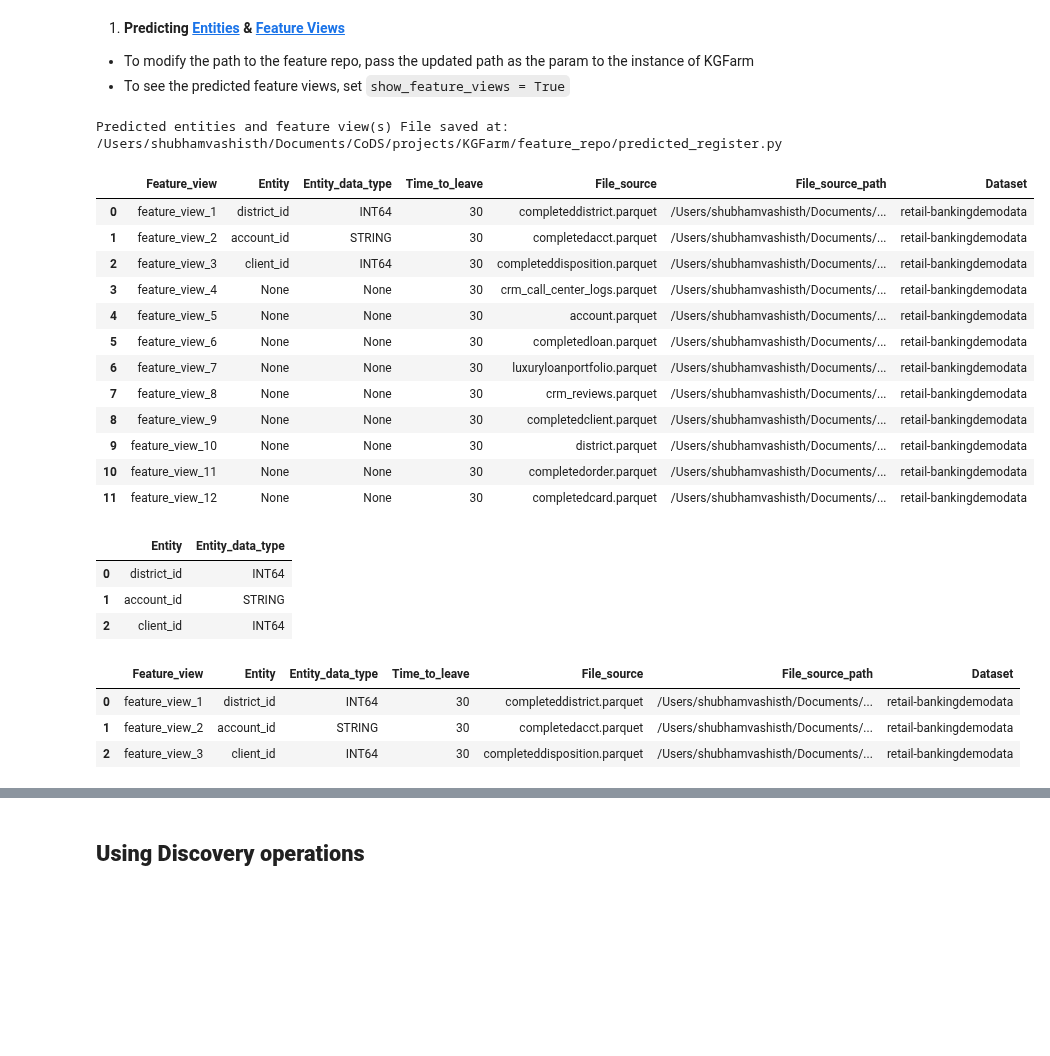
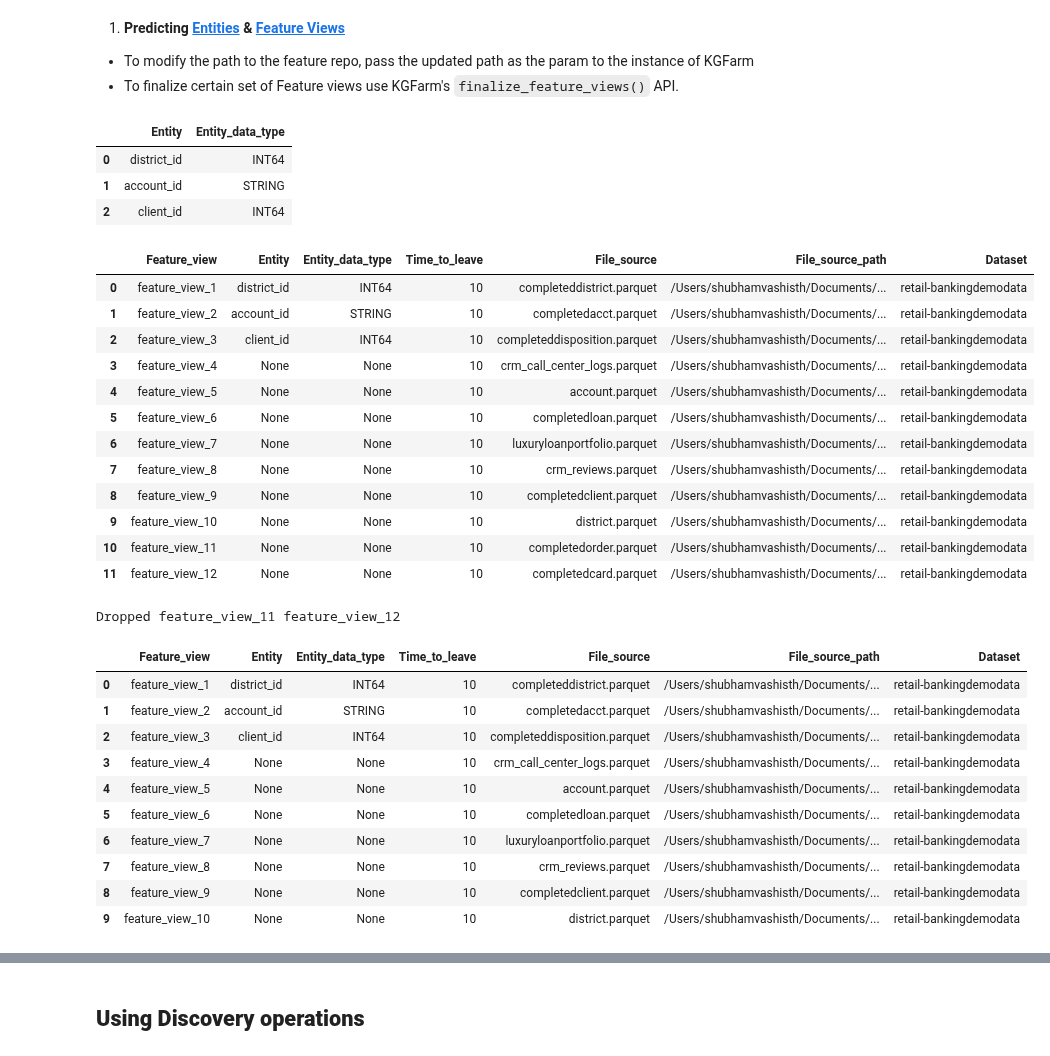
Before and after one commit to CoDS-GCS/KGFarm, a Jupyter notebook: KGFarm_notebook.ipynb, the cells around one changed output, grey strips where cells are left out. Cells and saved outputs as stored; diff of their text form; code cells hidden in the pictures; blank space fills up the shorter version.

Commit message:
add drop_feature_view() api example

```diff
--- a/KGFarm_notebook.ipynb
+++ b/KGFarm_notebook.ipynb
@@ -13,24 +13,7 @@ Access the Stardog UI at: https://cloud.stardog.com/
 
 1.   **Predicting [Entities](https://docs.feast.dev/getting-started/concepts/entity) & [Feature Views](https://docs.feast.dev/getting-started/concepts/feature-view)**
   *   To modify the path to the feature repo, pass the updated path as the param to the instance of KGFarm
-  *   To see the predicted feature views, set <code>show_feature_views = True</code>
+  *   To finalize certain set of Feature views use KGFarm's <code>finalize_feature_views()</code> API.
-# %%
-kgfarm.predict_feature_views(ttl=30, show_feature_views=True)
-# %% [output]
-Predicted entities and feature view(s) File saved at:  /Users/shubhamvashisth/Documents/CoDS/projects/KGFarm/feature_repo/predicted_register.py
-|  | Feature_view | Entity | Entity_data_type | Time_to_leave | File_source | File_source_path | Dataset |
-| 0 | feature_view_1 | district_id | INT64 | 30 | completeddistrict.parquet | /Users/shubhamvashisth/Documents/... | retail-bankingdemodata |
-| 1 | feature_view_2 | account_id | STRING | 30 | completedacct.parquet | /Users/shubhamvashisth/Documents/... | retail-bankingdemodata |
-| 2 | feature_view_3 | client_id | INT64 | 30 | completeddisposition.parquet | /Users/shubhamvashisth/Documents/... | retail-bankingdemodata |
-| 3 | feature_view_4 | None | None | 30 | crm_call_center_logs.parquet | /Users/shubhamvashisth/Documents/... | retail-bankingdemodata |
-| 4 | feature_view_5 | None | None | 30 | account.parquet | /Users/shubhamvashisth/Documents/... | retail-bankingdemodata |
-| 5 | feature_view_6 | None | None | 30 | completedloan.parquet | /Users/shubhamvashisth/Documents/... | retail-bankingdemodata |
-| 6 | feature_view_7 | None | None | 30 | luxuryloanportfolio.parquet | /Users/shubhamvashisth/Documents/... | retail-bankingdemodata |
-| 7 | feature_view_8 | None | None | 30 | crm_reviews.parquet | /Users/shubhamvashisth/Documents/... | retail-bankingdemodata |
-| 8 | feature_view_9 | None | None | 30 | completedclient.parquet | /Users/shubhamvashisth/Documents/... | retail-bankingdemodata |
-| 9 | feature_view_10 | None | None | 30 | district.parquet | /Users/shubhamvashisth/Documents/... | retail-bankingdemodata |
-| 10 | feature_view_11 | None | None | 30 | completedorder.parquet | /Users/shubhamvashisth/Documents/... | retail-bankingdemodata |
-| 11 | feature_view_12 | None | None | 30 | completedcard.parquet | /Users/shubhamvashisth/Documents/... | retail-bankingdemodata |
 # %%
 kgfarm.show_entities()
 # %% [output]
@@ -38,10 +21,35 @@ kgfarm.show_entities()
 | 0 | district_id | INT64 |
 | 1 | account_id | STRING |
 | 2 | client_id | INT64 |
-# %%
-kgfarm.show_feature_views(without_entities=False)
-# %% [output]
-|  | Feature_view | Entity | Entity_data_type | Time_to_leave | File_source | File_source_path | Dataset |
-| 0 | feature_view_1 | district_id | INT64 | 30 | completeddistrict.parquet | /Users/shubhamvashisth/Documents/... | retail-bankingdemodata |
-| 1 | feature_view_2 | account_id | STRING | 30 | completedacct.parquet | /Users/shubhamvashisth/Documents/... | retail-bankingdemodata |
-| 2 | feature_view_3 | client_id | INT64 | 30 | completeddisposition.parquet | /Users/shubhamvashisth/Documents/... | retail-bankingdemodata |
+# %%
+feature_view_df = kgfarm.show_feature_views(without_entities=True)
+feature_view_df
+# %% [output]
+|  | Feature_view | Entity | Entity_data_type | Time_to_leave | File_source | File_source_path | Dataset |
+| 0 | feature_view_1 | district_id | INT64 | 10 | completeddistrict.parquet | /Users/shubhamvashisth/Documents/... | retail-bankingdemodata |
+| 1 | feature_view_2 | account_id | STRING | 10 | completedacct.parquet | /Users/shubhamvashisth/Documents/... | retail-bankingdemodata |
+| 2 | feature_view_3 | client_id | INT64 | 10 | completeddisposition.parquet | /Users/shubhamvashisth/Documents/... | retail-bankingdemodata |
+| 3 | feature_view_4 | None | None | 10 | crm_call_center_logs.parquet | /Users/shubhamvashisth/Documents/... | retail-bankingdemodata |
+| 4 | feature_view_5 | None | None | 10 | account.parquet | /Users/shubhamvashisth/Documents/... | retail-bankingdemodata |
+| 5 | feature_view_6 | None | None | 10 | completedloan.parquet | /Users/shubhamvashisth/Documents/... | retail-bankingdemodata |
+| 6 | feature_view_7 | None | None | 10 | luxuryloanportfolio.parquet | /Users/shubhamvashisth/Documents/... | retail-bankingdemodata |
+| 7 | feature_view_8 | None | None | 10 | crm_reviews.parquet | /Users/shubhamvashisth/Documents/... | retail-bankingdemodata |
+| 8 | feature_view_9 | None | None | 10 | completedclient.parquet | /Users/shubhamvashisth/Documents/... | retail-bankingdemodata |
+| 9 | feature_view_10 | None | None | 10 | district.parquet | /Users/shubhamvashisth/Documents/... | retail-bankingdemodata |
+| 10 | feature_view_11 | None | None | 10 | completedorder.parquet | /Users/shubhamvashisth/Documents/... | retail-bankingdemodata |
+| 11 | feature_view_12 | None | None | 10 | completedcard.parquet | /Users/shubhamvashisth/Documents/... | retail-bankingdemodata |
+# %%
+kgfarm.drop_feature_view(drop=[feature_view_df.iloc[10], feature_view_df.iloc[11]])
+# %% [output]
+Dropped feature_view_11 feature_view_12
+|  | Feature_view | Entity | Entity_data_type | Time_to_leave | File_source | File_source_path | Dataset |
+| 0 | feature_view_1 | district_id | INT64 | 10 | completeddistrict.parquet | /Users/shubhamvashisth/Documents/... | retail-bankingdemodata |
+| 1 | feature_view_2 | account_id | STRING | 10 | completedacct.parquet | /Users/shubhamvashisth/Documents/... | retail-bankingdemodata |
+| 2 | feature_view_3 | client_id | INT64 | 10 | completeddisposition.parquet | /Users/shubhamvashisth/Documents/... | retail-bankingdemodata |
+| 3 | feature_view_4 | None | None | 10 | crm_call_center_logs.parquet | /Users/shubhamvashisth/Documents/... | retail-bankingdemodata |
+| 4 | feature_view_5 | None | None | 10 | account.parquet | /Users/shubhamvashisth/Documents/... | retail-bankingdemodata |
+| 5 | feature_view_6 | None | None | 10 | completedloan.parquet | /Users/shubhamvashisth/Documents/... | retail-bankingdemodata |
+| 6 | feature_view_7 | None | None | 10 | luxuryloanportfolio.parquet | /Users/shubhamvashisth/Documents/... | retail-bankingdemodata |
+| 7 | feature_view_8 | None | None | 10 | crm_reviews.parquet | /Users/shubhamvashisth/Documents/... | retail-bankingdemodata |
+| 8 | feature_view_9 | None | None | 10 | completedclient.parquet | /Users/shubhamvashisth/Documents/... | retail-bankingdemodata |
+| 9 | feature_view_10 | None | None | 10 | district.parquet | /Users/shubhamvashisth/Documents/... | retail-bankingdemodata |
```
Also changed, not shown: parts of 7 cells of this notebook.
